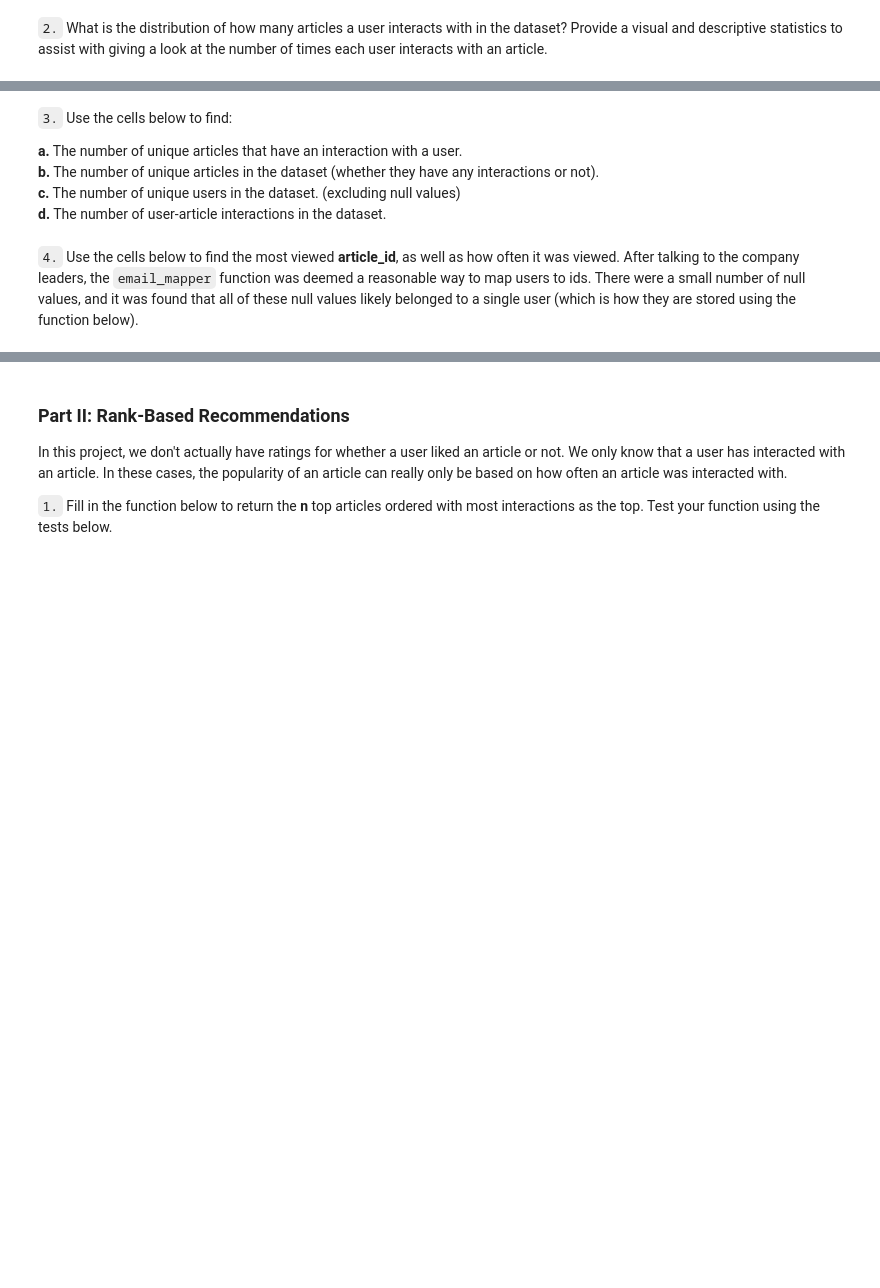
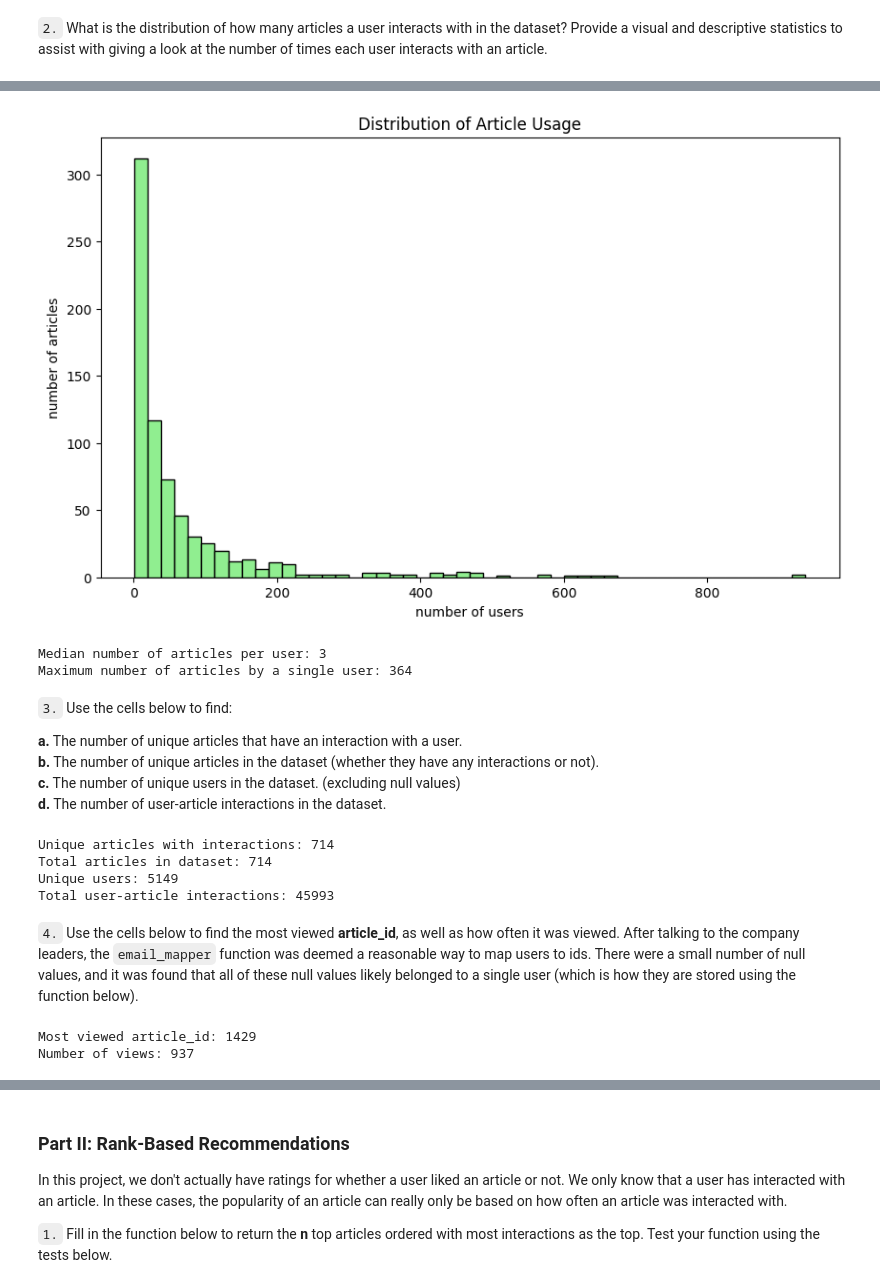
Before and after one commit to yukomath/recommendation_system_IBM_community, a Jupyter notebook: Recommendations_with_IBM.ipynb, the cells around one changed output, grey strips where cells are left out. Drawn from its saved outputs; the diff is of its cells as text; code cells hidden in the pictures; blank space fills up the shorter version.

```diff
--- a/Recommendations_with_IBM.ipynb
+++ b/Recommendations_with_IBM.ipynb
@@ -64,15 +147,31 @@ plt.show()
 # %%
 # Create a plot of the number of times each article was read
+# Count how many users read each article
+article_counts = df.groupby('article_id')['email'].count()
+
+# Plot histogram of article usage
+plt.figure(figsize=(10,6))
+article_counts.plot(kind='hist', bins=50, color='lightgreen', edgecolor='black')
+
+# Labels and title
 
 plt.xlabel('number of users')
 plt.ylabel('number of articles')
 plt.title('Distribution of Article Usage')
 plt.show()
+# %% [output]
+[figure, added]
 # %%
 # Fill in the median and maximum number of user_article interactions below
 
-median_val =  # 50% of individuals interact with ____ number of articles or fewer.
-max_views_by_user =  # The maximum number of user-article interactions by any 1 user is ______.
+median_val = int(user_article_counts.median()) # 50% of individuals interact with 3 number of articles or fewer.
+max_views_by_user =  user_article_counts.max() # The maximum number of user-article interactions by any 1 user is 364.
+
+print(f"Median number of articles per user: {median_val}")
+print(f"Maximum number of articles by a single user: {max_views_by_user}")
+# %% [output]
+Median number of articles per user: 3
+Maximum number of articles by a single user: 364
 # %% [markdown]
 `3.` Use the cells below to find:
 
@@ -81,12 +180,29 @@ max_views_by_user =  # The maximum number of user-article interactions by any 1
 **c.** The number of unique users in the dataset. (excluding null values) <br>
 **d.** The number of user-article interactions in the dataset.
 # %%
-unique_articles =  # The number of unique articles that have at least one interaction
-total_articles =  # The number of unique articles on the IBM platform
-unique_users =  # The number of unique users
-user_article_interactions =  # The number of user-article interactions
+unique_articles = df['article_id'].nunique() # The number of unique articles that have at least one interaction
+total_articles =  df['article_id'].nunique() # The number of unique articles on the IBM platform
+unique_users = df['email'].nunique() # The number of unique users
+user_article_interactions =  df.shape[0]# The number of user-article interactions
+
+# Print results
+print(f"Unique articles with interactions: {unique_articles}")
+print(f"Total articles in dataset: {total_articles}")
+print(f"Unique users: {unique_users}")
+print(f"Total user-article interactions: {user_article_interactions}")
+# %% [output]
+Unique articles with interactions: 714
+Total articles in dataset: 714
+Unique users: 5149
+Total user-article interactions: 45993
 # %% [markdown]
 `4.` Use the cells below to find the most viewed **article_id**, as well as how often it was viewed.  After talking to the company leaders, the `email_mapper` function was deemed a reasonable way to map users to ids.  There were a small number of null values, and it was found that all of these null values likely belonged to a single user (which is how they are stored using the function below).
 # %%
-most_viewed_article_id =  # The most viewed article in the dataset as a string with one value following the decimal
-max_views =  # The most viewed article in the dataset was viewed how many times?
+# article_counts = df.groupby('article_id')['email'].count()
+most_viewed_article_id = str(article_counts.idxmax()) # The most viewed article in the dataset as a string with one value following the decimal
+max_views = article_counts.max() # The most viewed article in the dataset was viewed how many times?
+print(f"Most viewed article_id: {most_viewed_article_id}")
+print(f"Number of views: {max_views}")
+# %% [output]
+Most viewed article_id: 1429
+Number of views: 937
```
Also changed, not shown: parts of 32 cells of this notebook, 7 other files.
